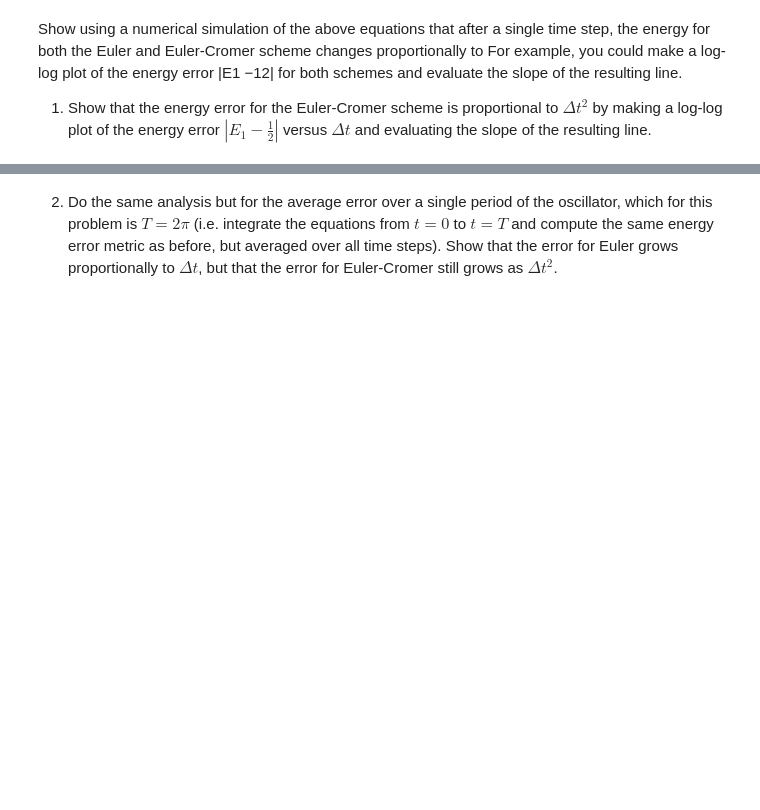
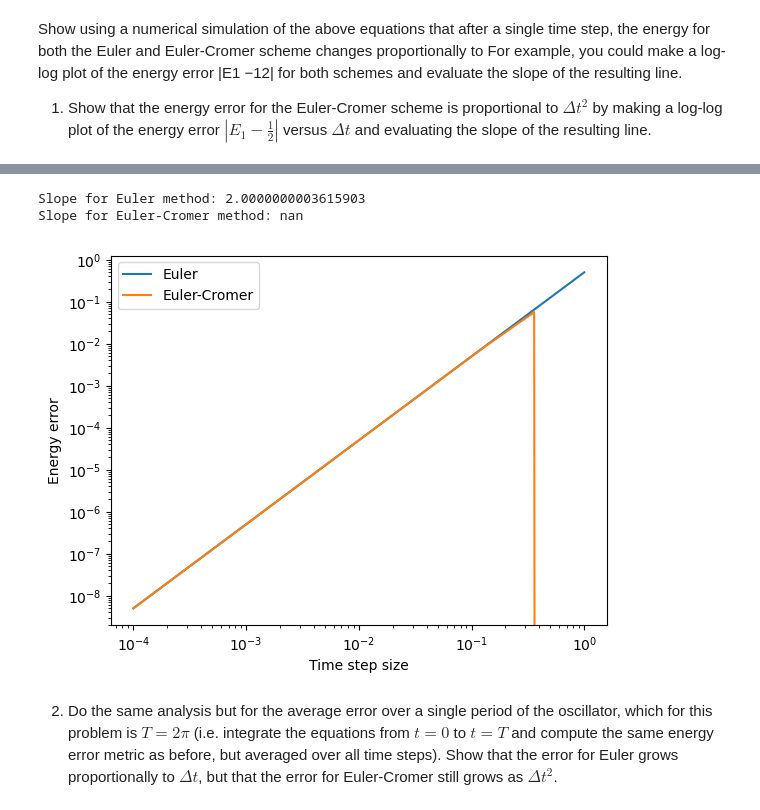
Before and after one commit to cake-dev/Simulation_class, a Jupyter notebook: Homework/hw_1_1.ipynb, the cells around one changed output, grey strips where cells are left out. Cells and saved outputs as stored; diff of their text form; code cells hidden in the pictures; blank space fills up the shorter version.

```diff
--- a/Homework/hw_1_1.ipynb
+++ b/Homework/hw_1_1.ipynb
@@ -216,3 +176,56 @@ AttributeError: 'SimpleHarmonicOscillator' object has no attribute 'N'
+# %%
+import numpy as np
+import matplotlib.pyplot as plt
+
+# Define the initial conditions and parameters
+x0, v0 = 1, 0
+E_true = 0.5
+dt_values = np.logspace(-4, 0, 10)  # range of time step sizes
+
+# Define the equations of motion
+def dvdt(x):
+    return -x
+
+def dxdt(v):
+    return v
+
+# Implement the Euler and Euler-Cromer methods
+def euler(x, v, dt):
+    v_new = v + dvdt(x) * dt
+    x_new = x + dxdt(v) * dt
+    return x_new, v_new
+
+def euler_cromer(x, v, dt):
+    v_new = v + dvdt(x) * dt
+    x_new = x + dxdt(v_new) * dt
+    return x_new, v_new
+
+# Calculate and plot the energy error for each method
+errors = []
+for method, label in [(euler, 'Euler'), (euler_cromer, 'Euler-Cromer')]:
+    method_errors = []
+    for dt in dt_values:
+        x, v = x0, v0
+        x, v = method(x, v, dt)
+        E = 0.5 * v**2 + 0.5 * x**2
+        error = np.abs(E - E_true)
+        method_errors.append(error)
+    errors.append(method_errors)
+    plt.loglog(dt_values, method_errors, label=label)
+
+# Fit a line to the log-log plot and find the slope
+for i in range(2):
+    coeffs = np.polyfit(np.log(dt_values), np.log(errors[i]), 1)
+    print(f"Slope for {['Euler', 'Euler-Cromer'][i]} method: {coeffs[0]}")
+
+plt.legend()
+plt.xlabel('Time step size')
+plt.ylabel('Energy error')
+plt.show()
+# %% [output]
+Slope for Euler method: 2.0000000003615903
+Slope for Euler-Cromer method: nan
+[figure, added]
 # %% [markdown]
 2. Do the same analysis but for the average error over a single period of the oscillator, which for this problem is $T = 2π$ (i.e. integrate the equations from $t = 0$ to $t = T$ and compute the same energy error metric as before, but averaged over all time steps). Show that the error for Euler grows proportionally to $\Delta t$, but that the error for Euler-Cromer still grows as $\Delta t^2$.
 # %% [markdown]
```
Also changed, not shown: parts of 1 cell of this notebook.
